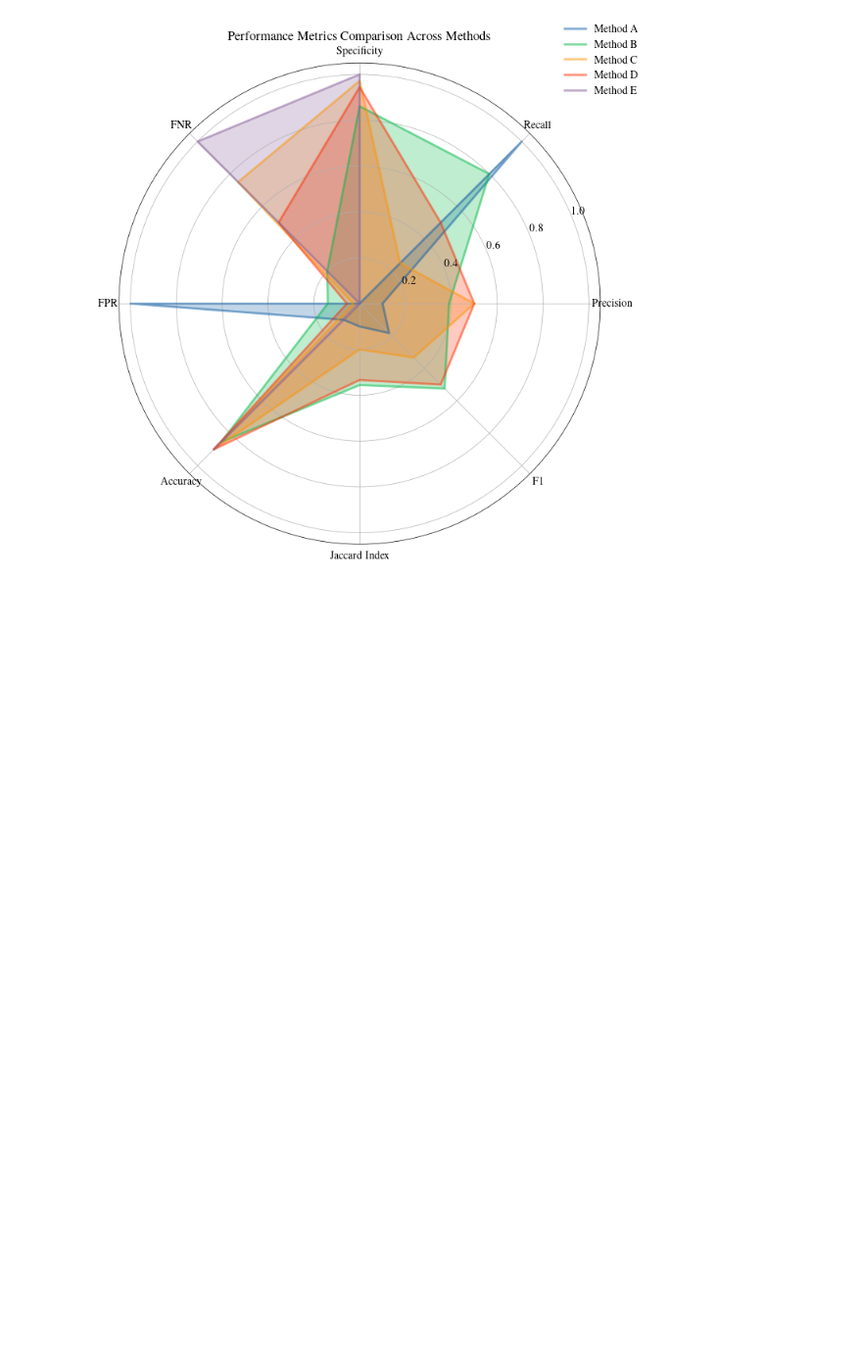
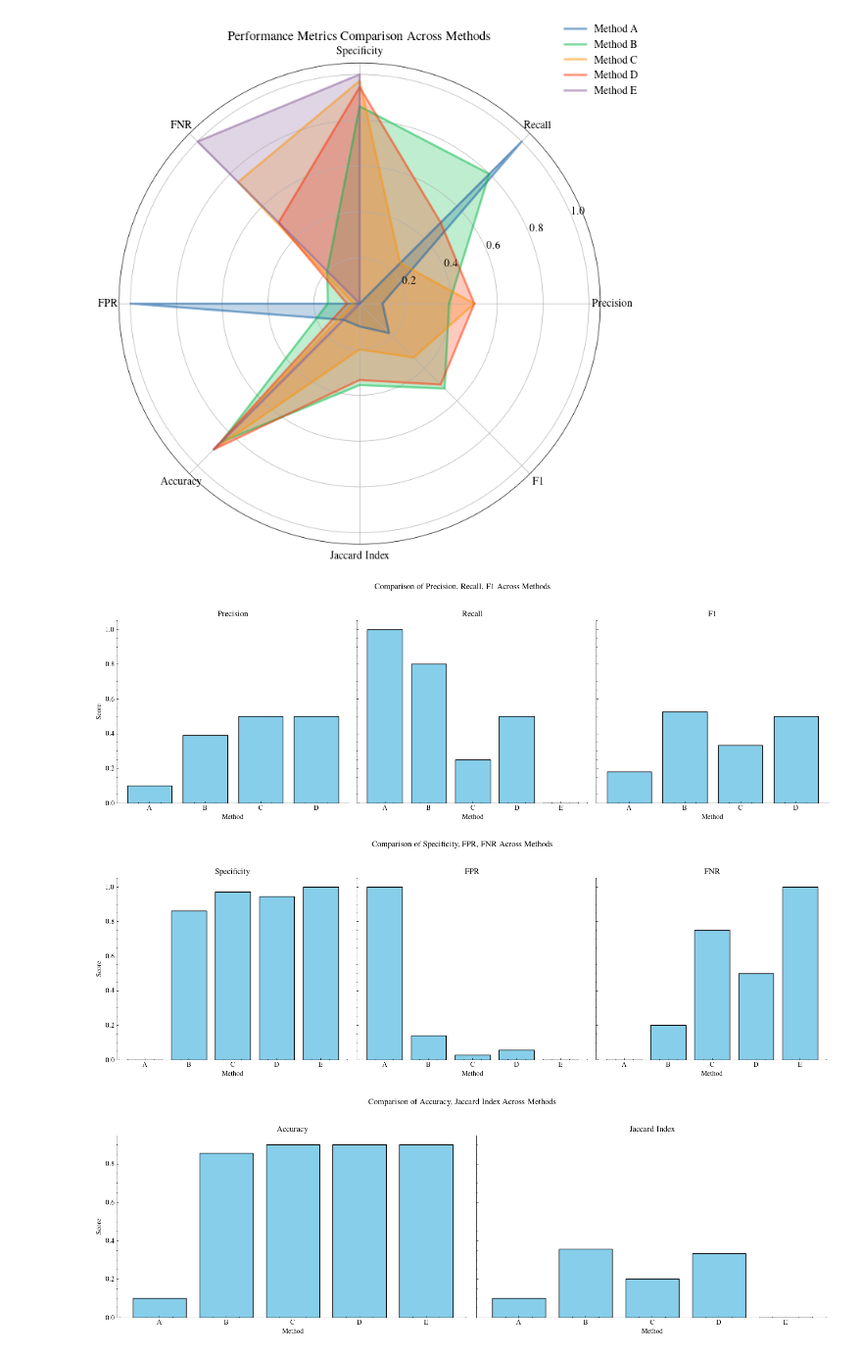
Before and after one commit to MarioPasc/complearn_projects, a Jupyter notebook: Classification/TaskA/taskA_classification.ipynb, the cells around one changed output. Shown: that part at 98% size. Drawn from its saved outputs; the diff is of its cells as text; code cells hidden in the pictures; blank space fills up the shorter version.

Commit message:
Generated comparison plots for performance

```diff
--- a/Classification/TaskA/taskA_classification.ipynb
+++ b/Classification/TaskA/taskA_classification.ipynb
@@ -574,3 +575,55 @@ def plot_radar_chart(metrics_df: pd.DataFrame, metrics: List[str], method_col: s
 plot_radar_chart(metrics_df = performance, metrics = performance.columns[1:], method_col = "Method")
 # %% [output]
 [figure]
+# %%
+def plot_metric_bar_groups(metrics_df: pd.DataFrame, method_col: str = "Method", output_folder:str = OUTPUT_FOLDER) -> None:
+    """
+    Creates bar plots for grouped metrics to compare model performance.
+
+    Parameters:
+    -------------
+    metrics_df (pd.DataFrame): DataFrame containing the metrics scores for each method.
+    method_col (str): Column name that contains the model/method name.
+
+    Returns:
+    -------------
+    None
+    """
+    # Define metric groups
+    metric_groups = [
+        ["Precision", "Recall", "F1"],
+        ["Specificity", "FPR", "FNR"],
+        ["Accuracy", "Jaccard Index"]
+    ]
+
+    # Generate bar plots for each metric group
+    for group in metric_groups:
+        fig, axes = plt.subplots(1, len(group), figsize=(15, 5), sharey=True)
+
+        # Iterate over each metric in the group to create a bar plot
+        for i, metric in enumerate(group):
+            axes[i].bar(metrics_df[method_col], metrics_df[metric], color='skyblue', edgecolor='black')
+            axes[i].set_title(metric)
+            axes[i].set_xlabel("Method")
+            if i == 0:
+                axes[i].set_ylabel("Score")
+
+            # Disable specified axes
+            axes[i].spines[['right', 'top']].set_visible(False)
+            axes[i].get_xaxis().tick_bottom()
+            axes[i].get_yaxis().tick_left()
+
+        # Adjust layout for the entire figure
+        plt.suptitle(f"Comparison of {', '.join(group)} Across Methods")
+        plt.tight_layout(rect=[0, 0, 1, 0.96])
+
+        plt.savefig(f"{output_folder}/barplot_{''.join(group)}_comparison.pdf")
+        plt.show()
+
+# Example usage with metrics DataFrame
+# metrics_df = your_calculated_metrics_dataframe
+plot_metric_bar_groups(metrics_df=performance)
+# %% [output]
+[figure, added]
+[figure, added]
+[figure, added]
```
Also changed, not shown: parts of 1 cell of this notebook, 4 other files.
